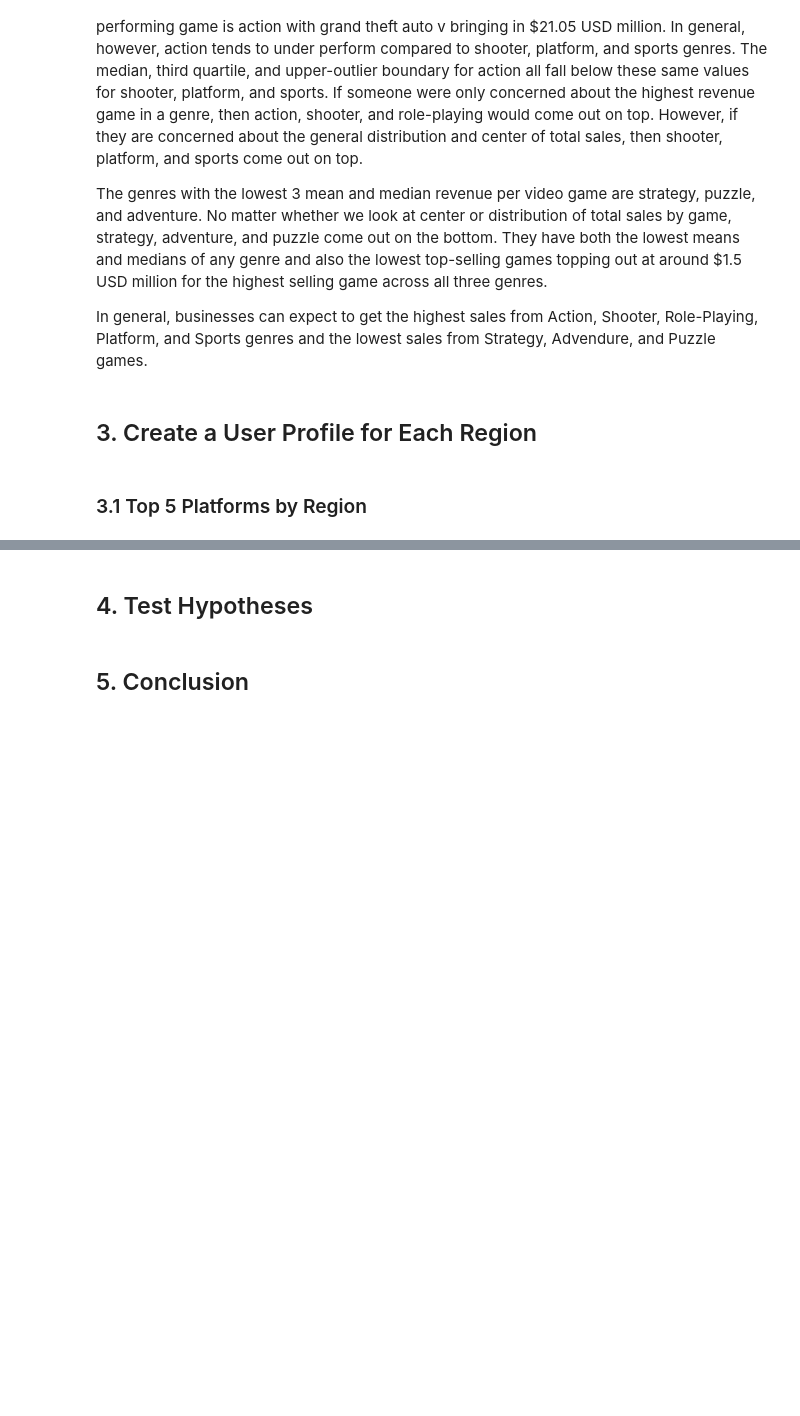
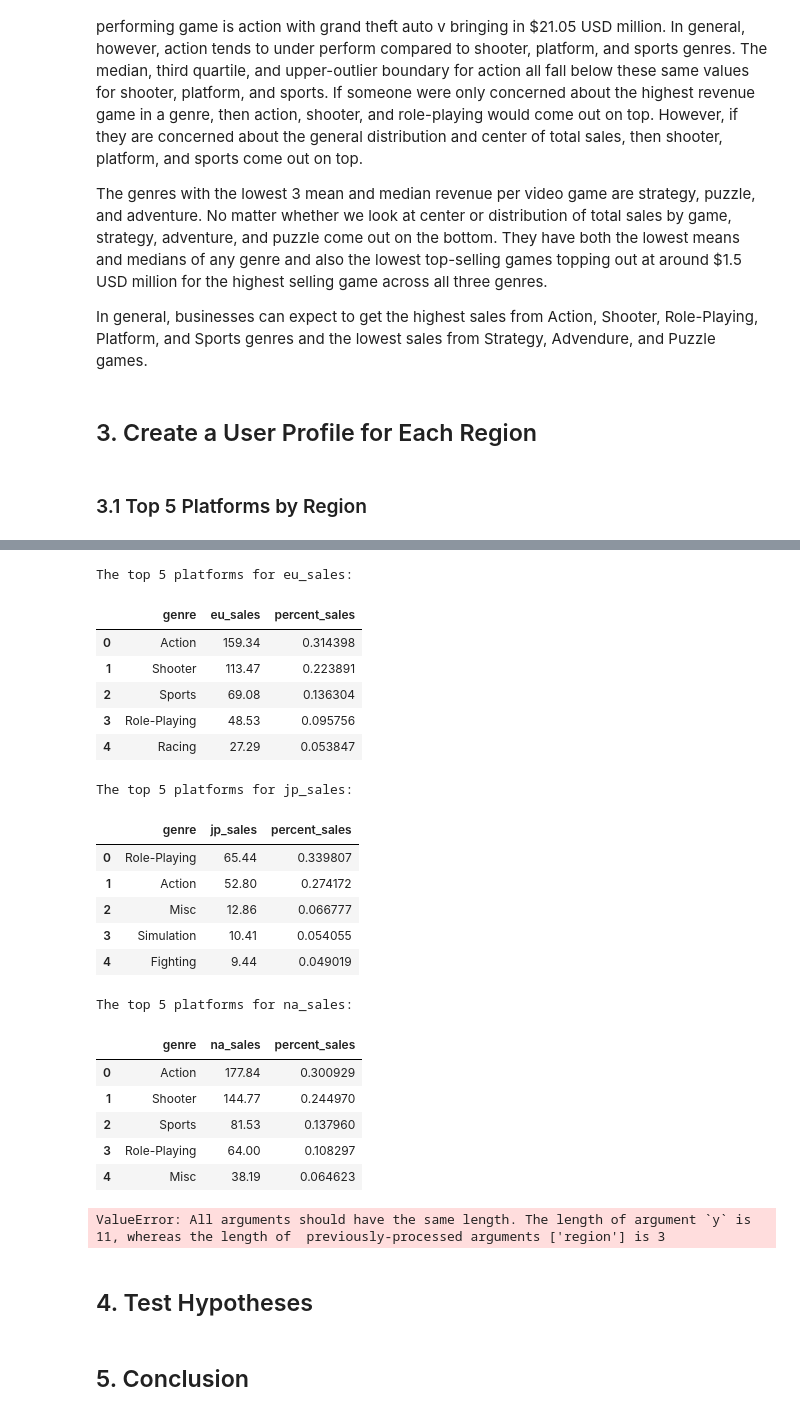
Before and after one commit to kellyshreeve/Forecasting-Global-Video-Game-Preference, a Jupyter notebook: Data Analysis.ipynb, the cells around one changed output, grey strips where cells are left out. Drawn from its saved outputs; the diff is of its cells as text; code cells hidden in the pictures; blank space fills up the shorter version.

```diff
--- a/Data Analysis.ipynb
+++ b/Data Analysis.ipynb
@@ -1057,23 +1122,59 @@ The top 5 platforms for na_sales:
+# %%
+# List top 5 genres for each region
+for col in genre_sales_region.columns[1:4]: # iterates over each column in the total_sales_region df
+    col_df = genre_sales_region[['genre', col]].sort_values(by=col, ascending=False).reset_index(drop=True) # Sorts table of sales biggest to smallest
+    col_df['percent_sales'] = col_df[col]/(col_df[col].sum()) # Add a column for percent of market share
+    print(f'The top 5 platforms for {col}:')
+    display(col_df[0:5])
+# %% [output]
+The top 5 platforms for eu_sales:
+|  | genre | eu_sales | percent_sales |
+| 0 | Action | 159.34 | 0.314398 |
+| 1 | Shooter | 113.47 | 0.223891 |
+| 2 | Sports | 69.08 | 0.136304 |
+| 3 | Role-Playing | 48.53 | 0.095756 |
+| 4 | Racing | 27.29 | 0.053847 |
+The top 5 platforms for jp_sales:
+|  | genre | jp_sales | percent_sales |
+| 0 | Role-Playing | 65.44 | 0.339807 |
+| 1 | Action | 52.80 | 0.274172 |
+| 2 | Misc | 12.86 | 0.066777 |
+| 3 | Simulation | 10.41 | 0.054055 |
+| 4 | Fighting | 9.44 | 0.049019 |
+The top 5 platforms for na_sales:
+|  | genre | na_sales | percent_sales |
+| 0 | Action | 177.84 | 0.300929 |
+| 1 | Shooter | 144.77 | 0.244970 |
+| 2 | Sports | 81.53 | 0.137960 |
+| 3 | Role-Playing | 64.00 | 0.108297 |
+| 4 | Misc | 38.19 | 0.064623 |
 # %%
-# Create bar charts of total platform sales by region
-# ! FINISH BAR CHART LABELS AND TITLE AND COLOR
+# Create a bar graph of genre by platform by country
 
-for index, row in total_sales_region.iterrows():
-    row_df = row.reset_index().sort_values(by=index, ascending=False).reset_index(drop=True)
-    sales_bar = px.bar(row_df, x='platform', y=index,
-                       barmode='group')
+# Transpose the genre_sales_region df
+genre_sales_region = vg_5y.pivot_table(index='genre', values=['na_sales', 'eu_sales', 'jp_sales'], aggfunc='sum')
+genre_sales_region_transp = genre_sales_region.transpose().reset_index().rename(columns={'index':'region'}) # transpose & reset index
 
-    sales_bar.update_layout({
-        'plot_bgcolor':'rgba(0, 0, 0, 0)',
-        'paper_bgcolor':'rgba(0, 0, 0, 0)'
-        })
+# Create a stacked bar graph
+sales_bar = px.bar(genre_sales_region_transp, x='region',
+                   y=['ps4', 'ps3', '3ds', 'x360', 'xone', 'psv', 'pc', 'wiiu', 'wii', 'psp', 'ds'],
+                    title='Sales by Platform by Region',
+                    barmode='stack', labels={'value':'Total Sales (USD millions)', 'region':'Country'},
+                    width=1000, height=500)
 
-    sales_bar.update_layout(legend_title_text='Region', xaxis={'categoryorder':'total descending'})
+sales_bar.update_layout({
+    'plot_bgcolor':'rgba(0, 0, 0, 0)',
+    'paper_bgcolor':'rgba(0, 0, 0, 0)'
+    })
 
-    sales_bar.update_xaxes(showgrid=False)
-    sales_bar.update_yaxes(showgrid=False)
+sales_bar.update_layout(legend_title_text='Region')
 
-    sales_bar.show()
+sales_bar.update_xaxes(showgrid=False)
+sales_bar.update_yaxes(showgrid=False)
+
+sales_bar.show()
+# %% [output]
+ValueError: All arguments should have the same length. The length of argument `y` is 11, whereas the length of  previously-processed arguments ['region'] is 3
 # %% [markdown]
 ## 4. Test Hypotheses
 # %% [markdown]
```
Also changed, not shown: parts of 12 cells of this notebook.
